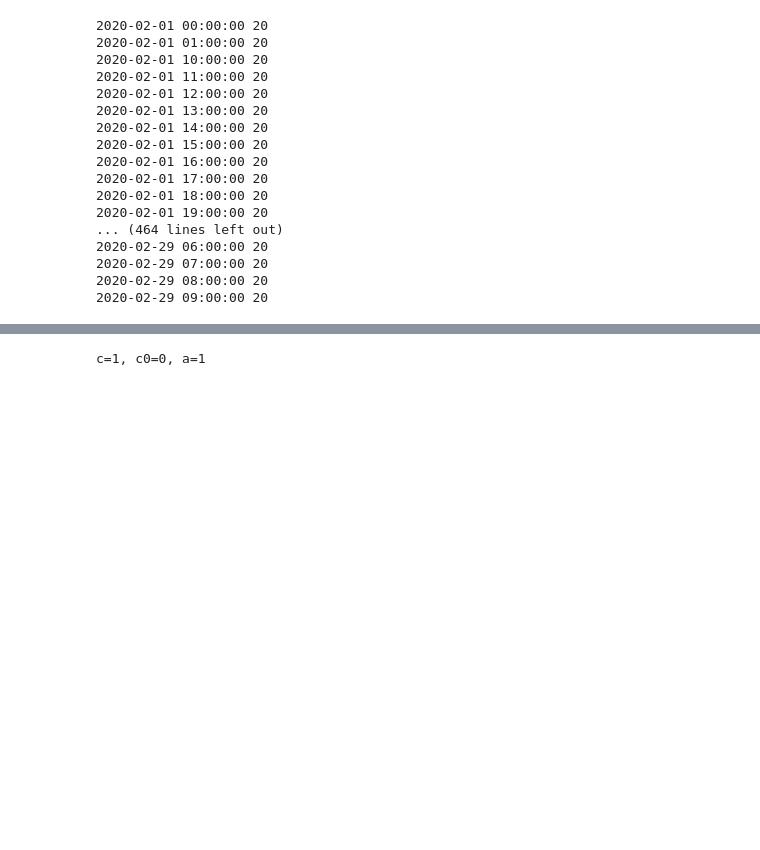
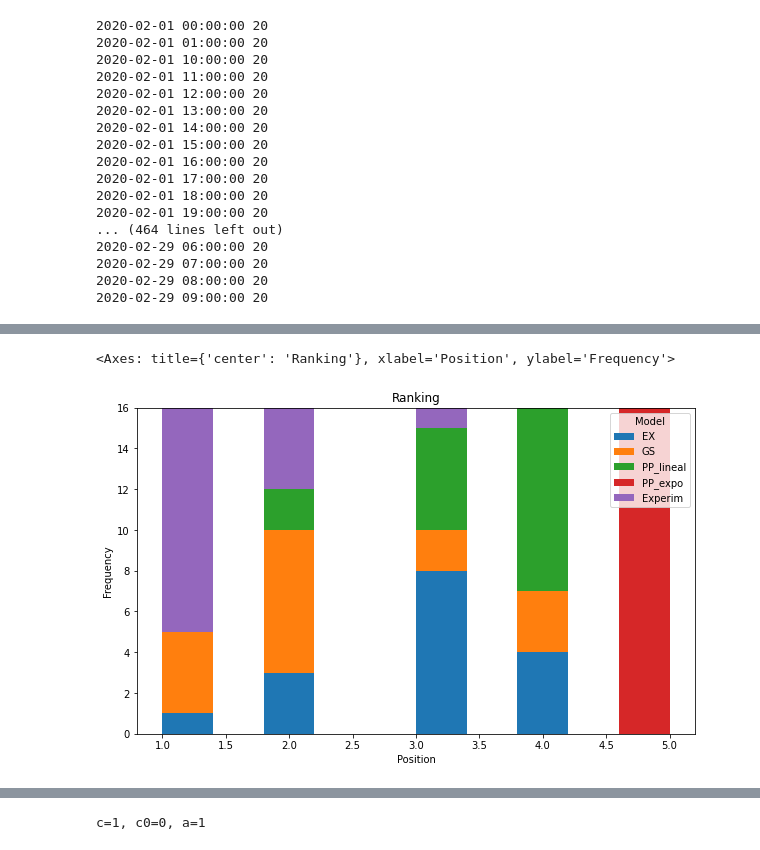
Before and after one commit to ferrcho024/Objetive_1, a Jupyter notebook: Data Interpolation/Kriging.ipynb, the cells around one changed output, grey strips where cells are left out. Saved outputs shown, nothing was run; the diff lists cells and outputs as text; code cells hidden in the pictures; blank space fills up the shorter version.

```diff
--- a/Data Interpolation/Kriging.ipynb
+++ b/Data Interpolation/Kriging.ipynb
@@ -678,8 +670,8 @@ def covariance_matrix(values, distances, DQIndex, distances_interp, model="LI"):
 
     semiva = semivariances(values, distances)
     num_sensors = len(values)
-    covariance_C = np.ones((num_sensors, num_sensors))
-    covariance_b = np.ones(num_sensors)
+    covariance_C = np.ones((num_sensors+1, num_sensors+1))
+    covariance_b = np.ones(num_sensors+1)
 
     # c0 = Nugget, que es la semivarianza en el la distancia = 0, o en la distancia mínima (error de medición)
     # c = sill, que es la semivarianza de la distancia máxima
@@ -700,7 +692,7 @@ def covariance_matrix(values, distances, DQIndex, distances_interp, model="LI"):
             for i in range(num_sensors):
                 for j in range(num_sensors):
                     covariance_C[i, j] = c0 + (c*distances[i, j])
-            #covariance_C[i+1, j+1] = 0
+            covariance_C[i+1, j+1] = 0
 
             for i in range(num_sensors):
                 covariance_b[i] = c0 + (c*distances_interp[i])
@@ -712,7 +704,7 @@ def covariance_matrix(values, distances, DQIndex, distances_interp, model="LI"):
         for i in range(num_sensors):
             for j in range(num_sensors):
                 covariance_C[i, j] = c0 + c*(1-np.exp(-(3*distances[i, j])/a))
-        #covariance_C[i+1, j+1] = 0
+        covariance_C[i+1, j+1] = 0
 
         for i in range(num_sensors):
             covariance_b[i] = c0 + c*(1-np.exp(-distances_interp[i]/a))
@@ -722,7 +714,7 @@ def covariance_matrix(values, distances, DQIndex, distances_interp, model="LI"):
         for i in range(num_sensors):
             for j in range(num_sensors):
                 covariance_C[i, j] = c0 + c*(1-np.exp(-((distances[i, j]/a)**2)))
-        #covariance_C[i+1, j+1] = 0
+        covariance_C[i+1, j+1] = 0
 
         for i in range(num_sensors):
             covariance_b[i] = c0 + c*(1-np.exp(-((distances_interp[i]/a)**2)))
@@ -732,7 +724,7 @@ def covariance_matrix(values, distances, DQIndex, distances_interp, model="LI"):
         for i in range(num_sensors):
             for j in range(num_sensors):
                 covariance_C[i, j] = c0 + c/(distances[i, j] + 1)
-        #covariance_C[i+1, j+1] = 0
+        covariance_C[i+1, j+1] = 0
 
         for i in range(num_sensors):
             covariance_b[i] = c0 + c/(distances_interp[i] + 1)
@@ -745,7 +737,7 @@ def covariance_matrix(values, distances, DQIndex, distances_interp, model="LI"):
                     covariance_C[i, j] = c0 + c
                 else:
                     covariance_C[i, j] = c0 + c*(((3*distances[i, j])/(2*a)) - ((distances[i, j]**3)/(2*(a**3))))
-        #covariance_C[i+1, j+1] = 0
+        covariance_C[i+1, j+1] = 0
 
         for i in range(num_sensors):
             if distances[i, j] > a:
@@ -758,7 +750,7 @@ def covariance_matrix(values, distances, DQIndex, distances_interp, model="LI"):
         for i in range(num_sensors):
             for j in range(num_sensors):
                 covariance_C[i, j] = c0 + c*np.log(distances[i, j] + 1)
-        #covariance_C[i+1, j+1] = 0
+        covariance_C[i+1, j+1] = 0
 
         for i in range(num_sensors):
             covariance_b[i] = c0 + c*np.log(distances_interp[i] + 1)
@@ -772,13 +764,13 @@ def covariance_matrix(values, distances, DQIndex, distances_interp, model="LI"):
 
         for i in range(num_sensors):
             for j in range(num_sensors):
-                covariance_C[i, j] = c0 + c*(a*(1-np.mean([DQIndex[i],DQIndex[j]]))+distances[i, j])
+                covariance_C[i, j] = c0 + c*((a*(1-np.mean([DQIndex[i],DQIndex[j]]))+distances[i, j])/(2*a))
                 #covariance_C[i, j] = c0 + c*((1 + (distances[i, j]**adj[1])) / (1 + np.mean([DQIndex[i],DQIndex[j]])**adj[0]))
                 #covariance_C[i, j] = c0 + c*((1 + np.mean([DQIndex[i],DQIndex[j]])**adj[0]) /  (1 + (distances[i, j]**adj[1])))
-        #covariance_C[i+1, j+1] = 0
+        covariance_C[i+1, j+1] = 0
 
         for i in range(num_sensors):
-            covariance_b[i] = c0 + c*(a*(1-DQIndex[i])+distances_interp[i])
+            covariance_b[i] = c0 + c*((a*(1-DQIndex[i])+distances_interp[i])/(2*a))
             #covariance_b[i] = c0 + c*((1 + (distances_interp[i]**adj[1])) / (1 + (DQIndex[i]**adj[0])))
             #covariance_b[i] = c0 + c*((1 + (DQIndex[i]**adj[0])) /  (1 + (distances_interp[i]**adj[1])))
 
@@ -787,7 +779,7 @@ def covariance_matrix(values, distances, DQIndex, distances_interp, model="LI"):
         for i in range(num_sensors):
             for j in range(num_sensors):
                 covariance_C[i, j] = c0 + c*(((np.mean([DQIndex[i],DQIndex[j]]) - 1)**2 + (distances[i, j]/a)**2)/2)
-        #covariance_C[i+1, j+1] = 0
+        covariance_C[i+1, j+1] = 0
 
         for i in range(num_sensors):
             covariance_b[i] = c0 + c*(((DQIndex[i] - 1)**2 + (distances_interp[i]/a)**2)/2)
@@ -804,6 +796,17 @@ def experim(values, DQIndex, distances_interp):
         val.append(1-(((DQIndex[i] - 1)**2 + (distances_interp[i]/a)**2)/2))
 
     return np.array(val)/np.sum(val)
+
+def lineal_experim(values, DQIndex, distances_interp):
+
+    num_sensors = len(values)
+    a = max(distances_interp)
+
+    val = []
+    for i in range(num_sensors):
+        val.append(1-((a*(1-DQIndex[i])+distances_interp[i])/(2*a)))
+
+    return np.array(val)/np.sum(val)
 # %%
 import matplotlib.pyplot as plt
 import numpy as np
@@ -845,8 +875,9 @@ import funciones_FS as f_FS
 ruta = "G:/PhD/Datos SIATA/Análisis/Descriptivo/Datos/"
 df_CS = pd.read_csv(ruta+"datosCoordenados_CS.csv",sep=",")
 df_SIATA = pd.read_csv(ruta+"datosCoordenados_SIATA.csv",sep=",")
-DQIndexCS = pd.read_csv("DQIndex_x_H.csv",sep=",")
-#DQIndexCS.set_index("index", inplace=True)
+DQIndex_x_H = pd.read_csv(ruta+"DQIndex_x_H.csv",sep=",")
+DQIndexCS = pd.read_csv(ruta+"DQIndex.csv",sep=",")
+DQIndexCS.set_index("index", inplace=True)
 # %%
 importlib.reload(f_FS)
 fusion, nodosCS = f_FS.extrac_data_CS(df_CS, df_SIATA, 50, 80, '2020', '02', ['01', '28'])
@@ -1482,0 +1726,6 @@ data
+# %%
+df = (metrica.rank(ascending = True).astype(int)).T
+df.plot(kind='hist', stacked=True, figsize=(10,6), title='Ranking', xlabel='Position')
+# %% [output]
+<Axes: title={'center': 'Ranking'}, xlabel='Position', ylabel='Frequency'>
+[figure, added]
```
Also changed, not shown: parts of 11 cells of this notebook, 9 other files.
